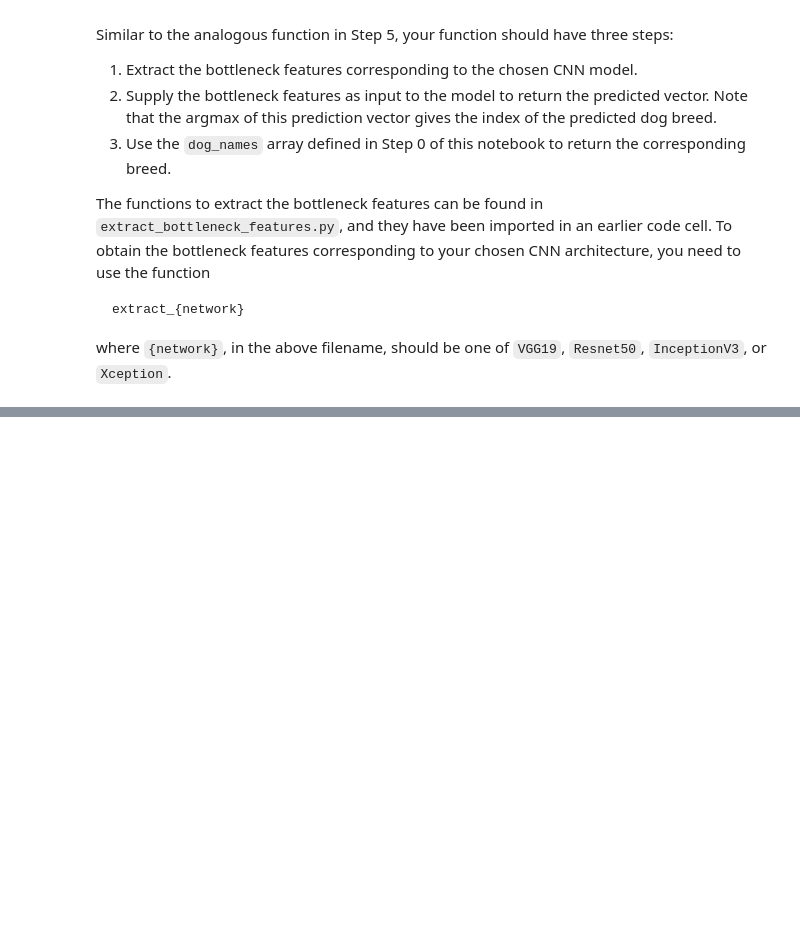
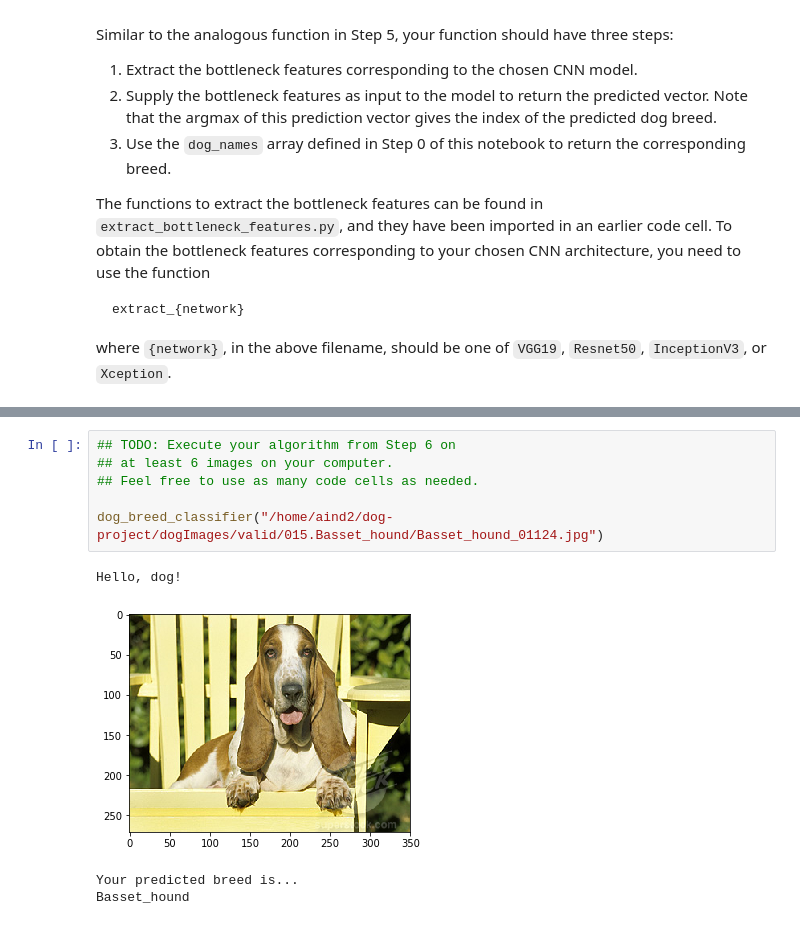
Before and after one commit to lukiee555/mlnd-p5-dogbreedclassifier, a Jupyter notebook: dog_app.ipynb, the cells around one changed output, grey strips where cells are left out. Drawn from its saved outputs; the diff is of its cells as text; blank space fills up the shorter version.

```diff
--- a/dog_app.ipynb
+++ b/dog_app.ipynb
@@ -623,0 +786,11 @@ Some sample output for our algorithm is provided below, but feel free to design
+# %%
+## TODO: Execute your algorithm from Step 6 on
+## at least 6 images on your computer.
+## Feel free to use as many code cells as needed.
+
+dog_breed_classifier("/home/aind2/dog-project/dogImages/valid/015.Basset_hound/Basset_hound_01124.jpg")
+# %% [output]
+Hello, dog!
+[figure, added]
+Your predicted breed is...
+Basset_hound
```
Also changed, not shown: parts of 30 cells of this notebook.
